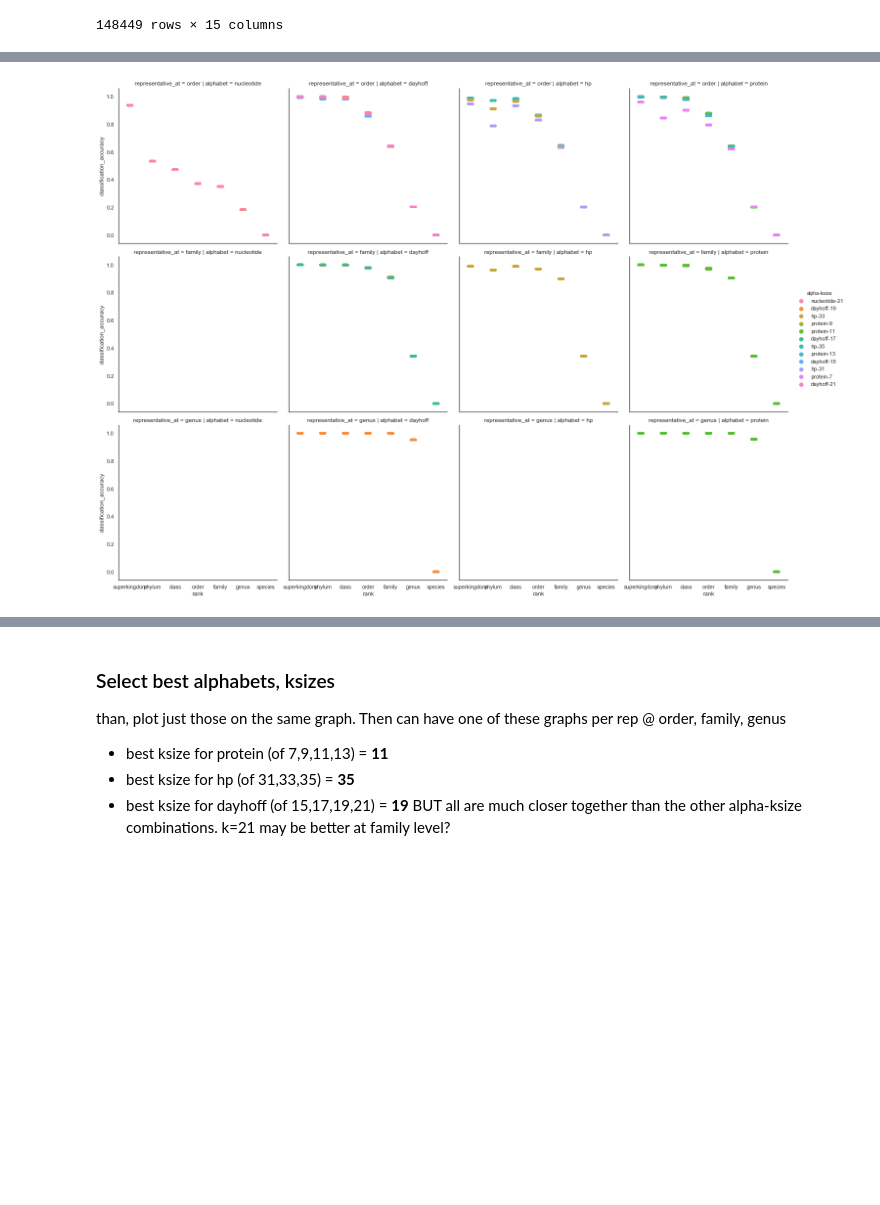
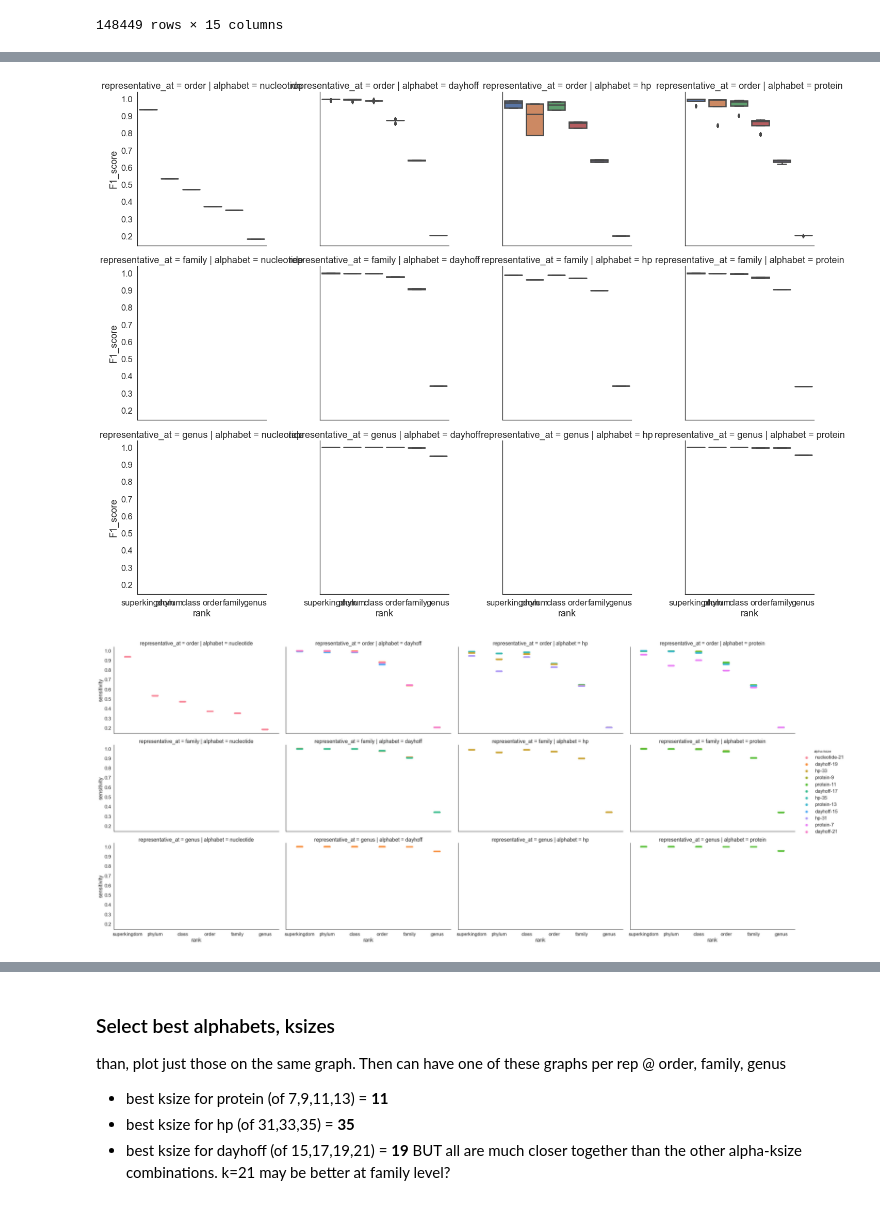
Before and after one commit to bluegenes/2020-gtdb-smash, a Jupyter notebook: notebooks/plot-gather-classify-accuracy.ipynb, the cells around one changed output, grey strips where cells are left out. Cells and saved outputs as stored; diff of their text form; code cells hidden in the pictures; blank space fills up the shorter version.

```diff
--- a/notebooks/plot-gather-classify-accuracy.ipynb
+++ b/notebooks/plot-gather-classify-accuracy.ipynb
@@ -62,7 +62,10 @@ summaryDF
 | GCF_900109885 | species | 0 | no match | ['d__Bacteria', 'p__Desulfobacter... | no gather match | 0.0 | ... |
 148449 rows × 15 columns
 # %%
-summaryDF["classification_accuracy"] = summaryDF["total_correct_lineages"] / (summaryDF["total_correct_lineages"] + summaryDF["total incorrect lineages"] + summaryDF["total no match"] )
+summaryDF["sensitivity"] = summaryDF["total_correct_lineages"] / (summaryDF["total_correct_lineages"] + summaryDF["total incorrect lineages"] + summaryDF["total no match"] )
+summaryDF["precision"] = summaryDF["total_correct_lineages"] / (summaryDF["total_correct_lineages"] + summaryDF["total incorrect lineages"])
+summaryDF["F1_score"] = 2 * ((summaryDF["sensitivity"] * summaryDF["precision"]) / (summaryDF["sensitivity"] + summaryDF["precision"]))
+summaryDF = summaryDF[(summaryDF["rank"]!="species")]
 # %%
 summaryDF
 # %% [output]
@@ -105,6 +108,10 @@ g = sns.catplot(data=summaryDF,x="rank", y="classification_accuracy", kind="box"
+# %%
+g = sns.catplot(data=summaryDF,x="rank", y="F1_score", kind="box",  col="alphabet", row= "representative_at")
+# %% [output]
+[figure, added]
 # %%
-#g = sns.catplot(data=summaryDF,x="rank", y="classification_accuracy", col="alphabet", hue="ksize", row="representative_at")
-g = sns.catplot(data=summaryDF,x="rank", y="classification_accuracy",  col="alphabet", hue="alpha-ksize", row="representative_at")
-g.savefig("classification-accuracy-representative-lca.gather.all.pdf")
+#g = sns.catplot(data=summaryDF,x="rank", y="sensitivity", col="alphabet", hue="ksize", row="representative_at")
+g = sns.catplot(data=summaryDF,x="rank", y="sensitivity",  col="alphabet", hue="alpha-ksize", row="representative_at", aspect=1.7)
+#g.savefig("sensitivity-representative.gather.all.pdf")
 # %% [output]
-[figure, old version]
+[figure, new version]
```
Also changed, not shown: parts of 28 cells of this notebook.
